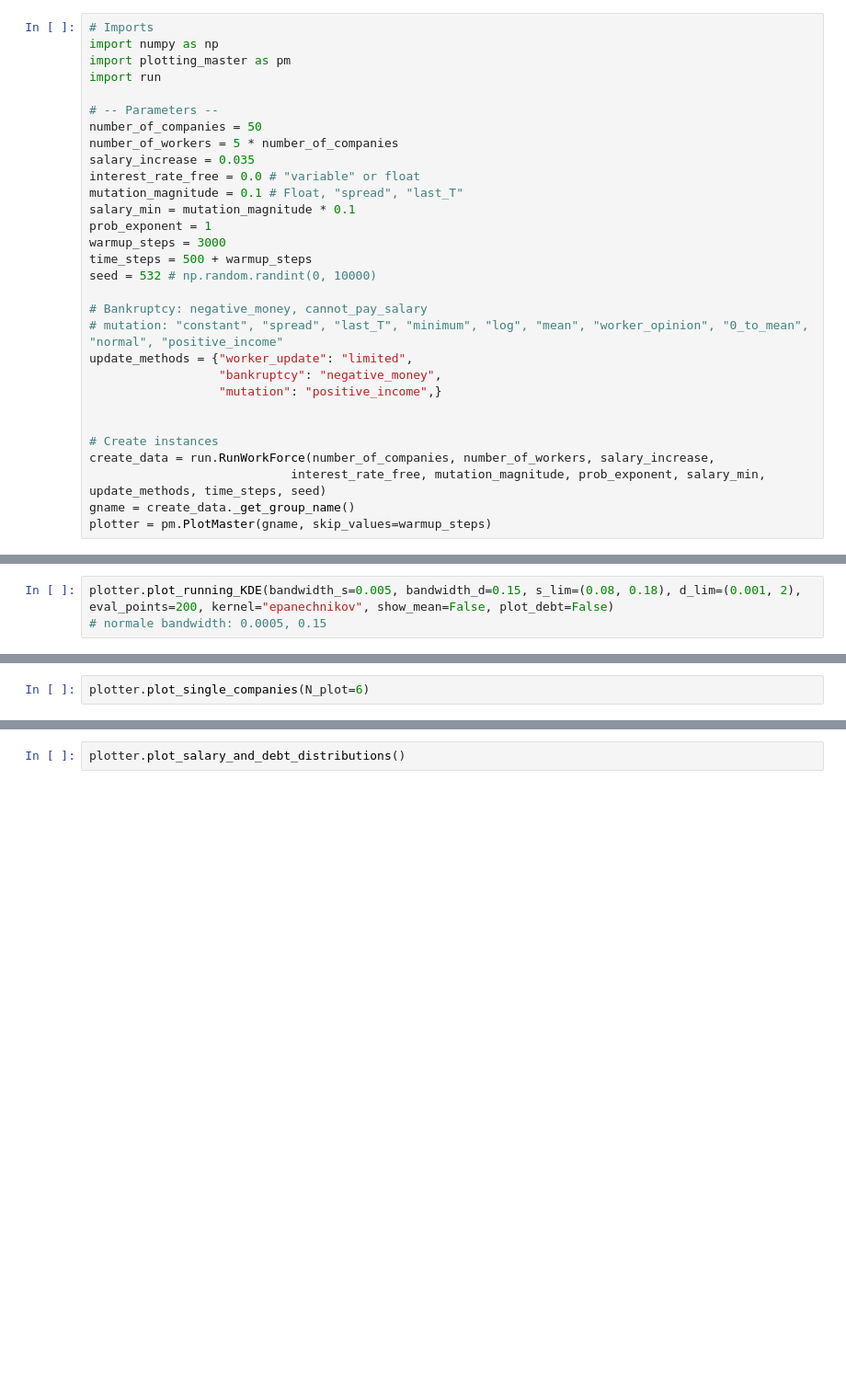
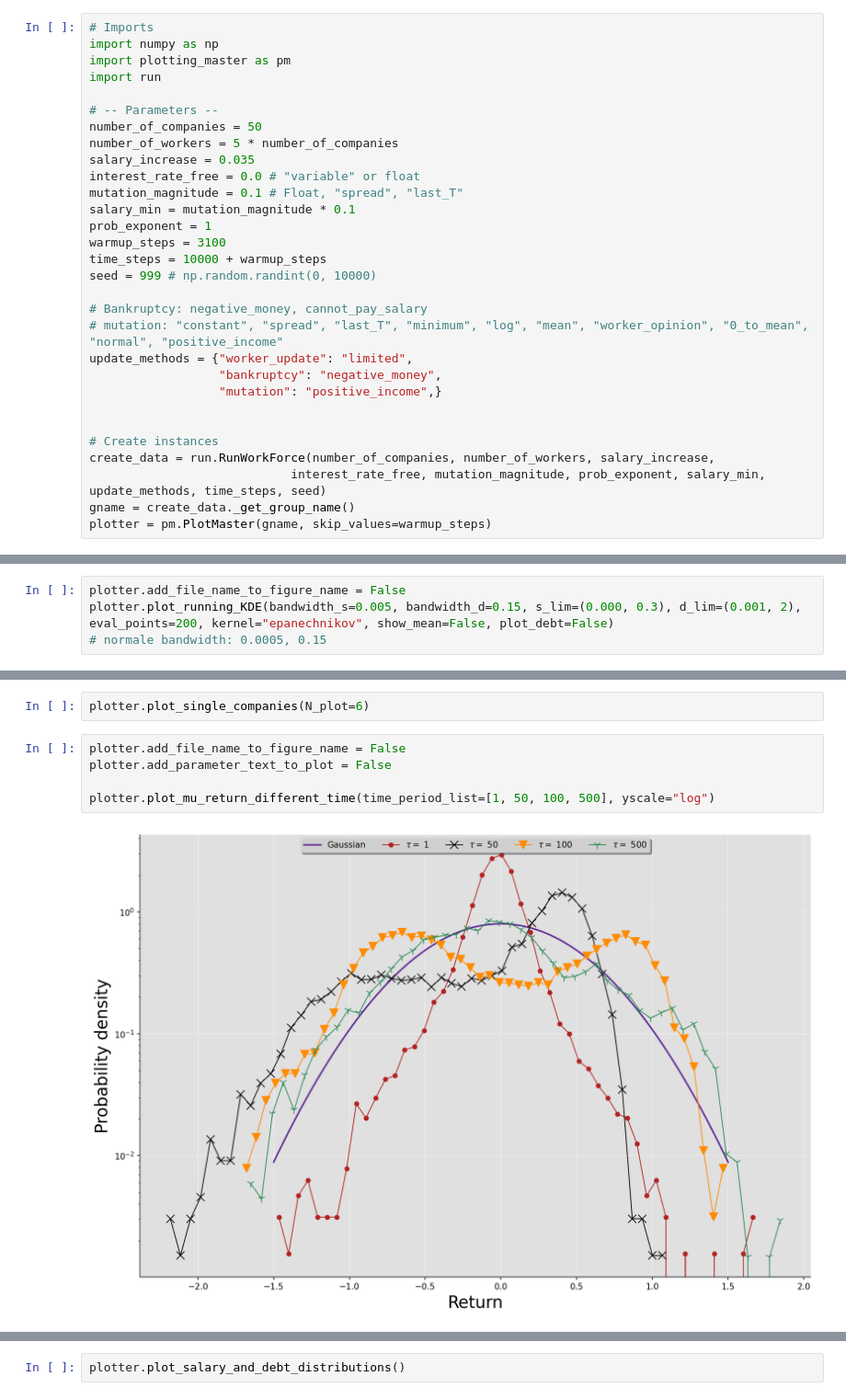
Before and after one commit to 2BeAsh/masters_project, a Jupyter notebook: code/models/common/run_plotting.ipynb, the cells around one changed output, grey strips where cells are left out. Shown at 92% size. Drawn from its saved outputs; the diff is of its cells as text; blank space fills up the shorter version.

```diff
--- a/code/models/common/run_plotting.ipynb
+++ b/code/models/common/run_plotting.ipynb
@@ -12,9 +12,9 @@ interest_rate_free = 0.0 # "variable" or float
 mutation_magnitude = 0.1 # Float, "spread", "last_T"
 salary_min = mutation_magnitude * 0.1
 prob_exponent = 1
-warmup_steps = 3000
-time_steps = 500 + warmup_steps
-seed = 532 # np.random.randint(0, 10000)
+warmup_steps = 3100
+time_steps = 10000 + warmup_steps
+seed = 999 # np.random.randint(0, 10000)
 
 # Bankruptcy: negative_money, cannot_pay_salary
 # mutation: "constant", "spread", "last_T", "minimum", "log", "mean", "worker_opinion", "0_to_mean", "normal", "positive_income"
@@ -35,7 +37,8 @@ create_data.store_data_in_group()
 # %% [markdown]
 ### Density graphs
 # %%
-plotter.plot_running_KDE(bandwidth_s=0.005, bandwidth_d=0.15, s_lim=(0.08, 0.18), d_lim=(0.001, 2), eval_points=200, kernel="epanechnikov", show_mean=False, plot_debt=False)
+plotter.add_file_name_to_figure_name = False
+plotter.plot_running_KDE(bandwidth_s=0.005, bandwidth_d=0.15, s_lim=(0.000, 0.3), d_lim=(0.001, 2), eval_points=200, kernel="epanechnikov", show_mean=False, plot_debt=False)
 # normale bandwidth: 0.0005, 0.15
 # %%
 plotter.single_KDE(x_data="delta_debt", time_point=70, eval_points=200, bandwidth=0.045, kernel="epanechnikov")
@@ -49,3 +50,10 @@ plotter.plot_salary(show_spread=False)
 plotter.plot_debt()
 # %%
 plotter.plot_single_companies(N_plot=6)
+# %%
+plotter.add_file_name_to_figure_name = False
+plotter.add_parameter_text_to_plot = False
+
+plotter.plot_mu_return_different_time(time_period_list=[1, 50, 100, 500], yscale="log")
+# %% [output]
+[figure, added]
```
Also changed, not shown: parts of 18 cells of this notebook.
